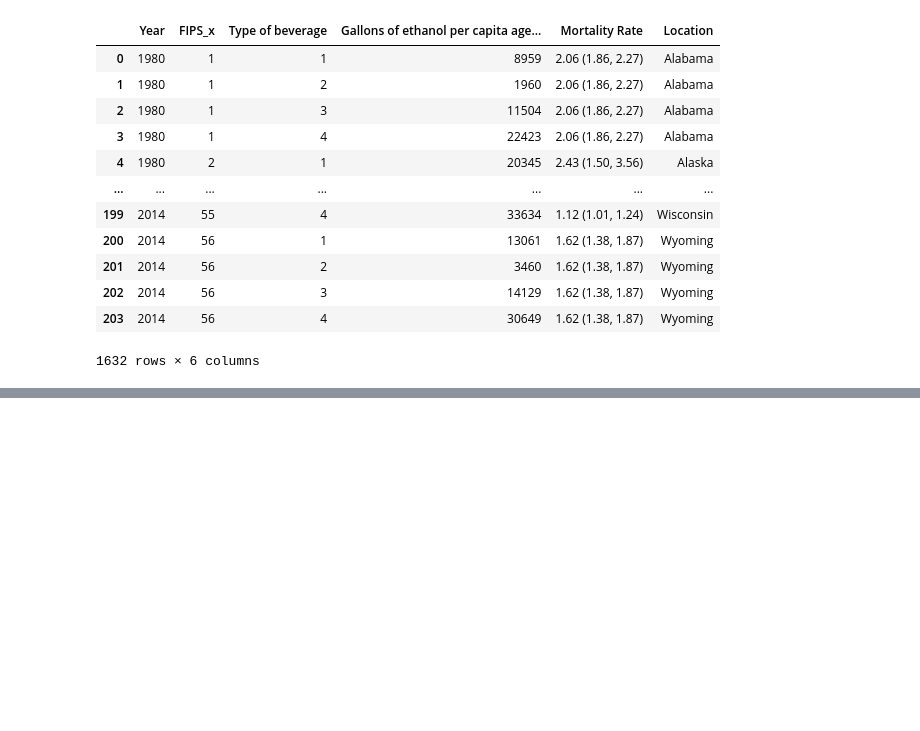
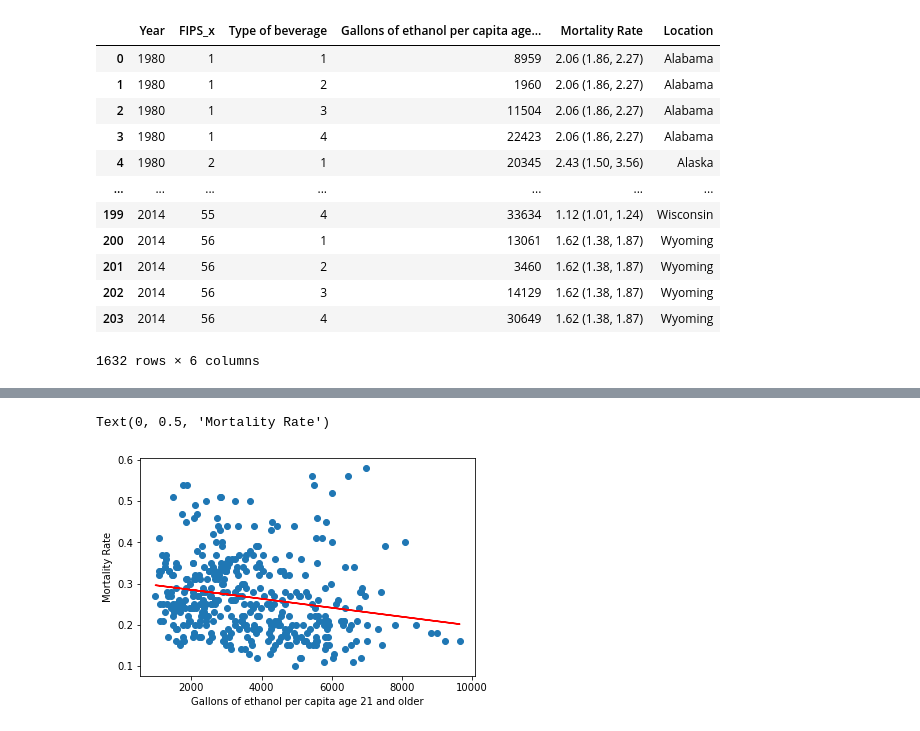
Before and after one commit to saleha456/Group1Project1, a Jupyter notebook: Maternal_Neonatal_Nutrition.ipynb, the cells around one changed output, grey strips where cells are left out. Drawn from its saved outputs; the diff is of its cells as text; code cells hidden in the pictures; blank space fills up the shorter version.

```diff
--- a/Maternal_Neonatal_Nutrition.ipynb
+++ b/Maternal_Neonatal_Nutrition.ipynb
@@ -327,0 +488,15 @@ df_concat_nutrition
+# %%
+# Scatter of maternal and wine with regression
+
+(slope, intercept, rvalue, pvalue, stderr) = st.linregress(x_values2, y_values2)
+regress_values2 = x_values2 * slope + intercept
+line_eq2 = "y = " + str(round(slope,3)) + "x + " + str(round(intercept,2))
+
+plt.scatter(x_values2,y_values2)
+plt.plot(x_values2,regress_values2,"r-")
+plt.annotate(line_eq1,(0.5, 0.5),fontsize=12,color="red")
+plt.xlabel('Gallons of ethanol per capita age 21 and older')
+plt.ylabel('Mortality Rate')
+# %% [output]
+Text(0, 0.5, 'Mortality Rate')
+[figure, added]
```
Also changed, not shown: parts of 34 cells of this notebook.
